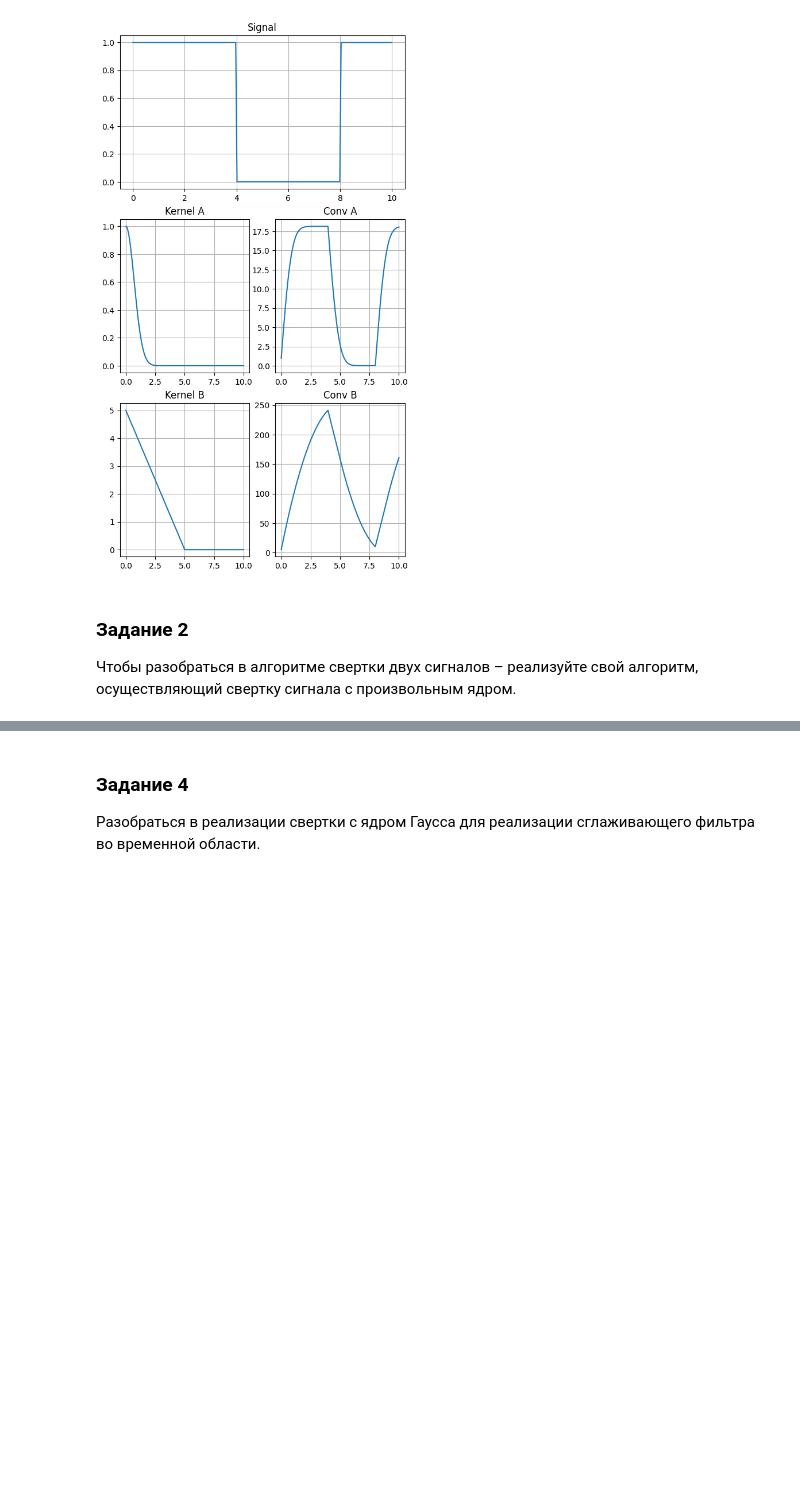
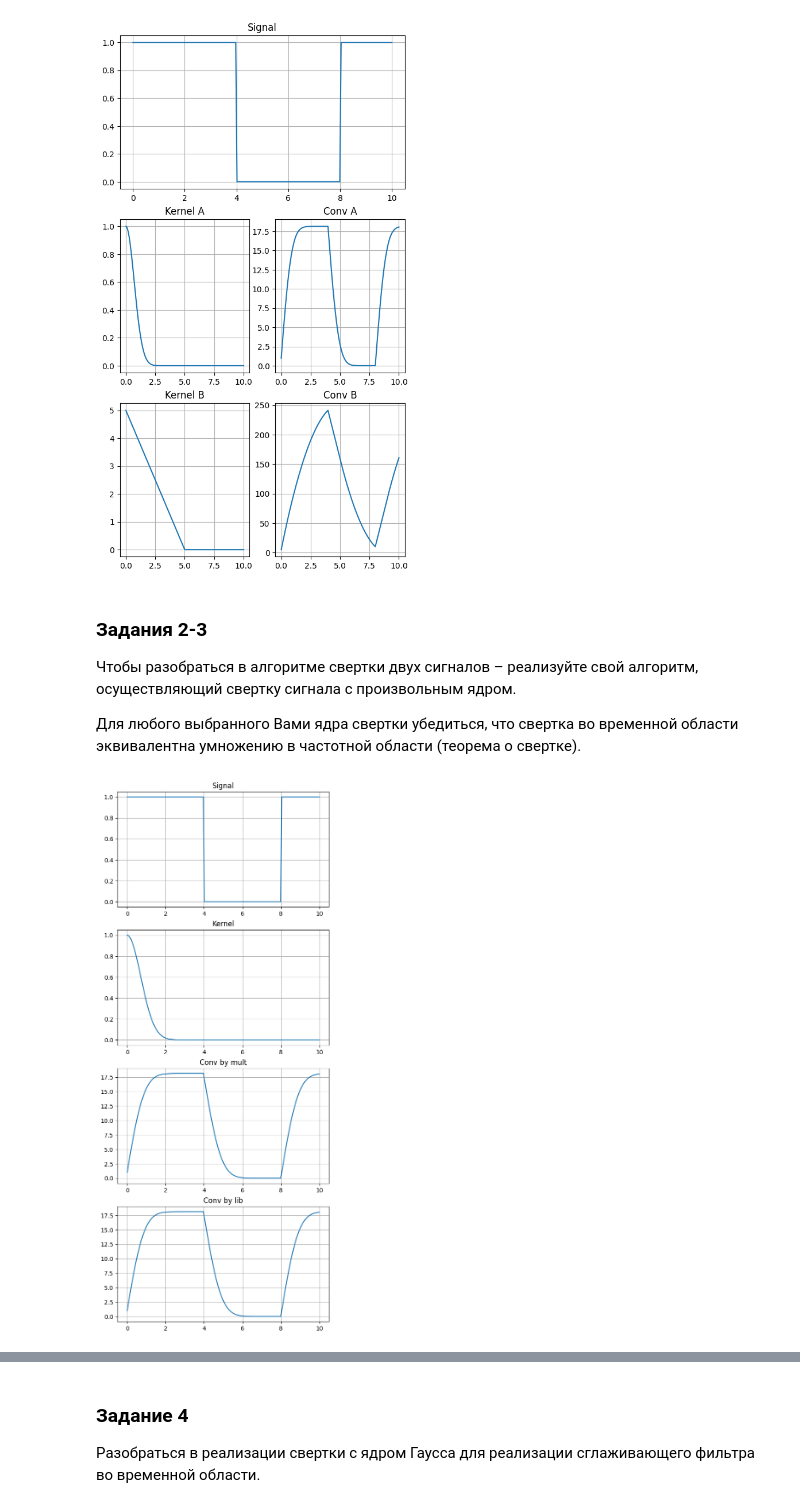
Before and after one commit to laissezfaireisfair/signal-processing, a Jupyter notebook: 06_Lab4/Lab4.ipynb, the cells around one changed output, grey strips where cells are left out. Cells and saved outputs as stored; diff of their text form; code cells hidden in the pictures; blank space fills up the shorter version.

```diff
--- a/06_Lab4/Lab4.ipynb
+++ b/06_Lab4/Lab4.ipynb
@@ -75,12 +76,67 @@ exercise1()
 # %% [output]
 [figure]
 # %% [markdown]
-### Задание 2
+### Задания 2-3
 Чтобы разобраться в алгоритме свертки двух сигналов – реализуйте свой алгоритм,
 осуществляющий свертку сигнала с произвольным ядром.
+
+Для любого выбранного Вами ядра свертки убедиться, что свертка во временной
+области эквивалентна умножению в частотной области (теорема о свертке).
 # %%
 def exercise2() -> None:
-    pass
+    points_count = 200
+    max_frequency = 20
+    period = 1 / max_frequency
+
+    def signal_float(x: float) -> float:
+        return 1 if floor(x / 4) % 2 == 0 else 0
+
+    signal = np.vectorize(signal_float)
+
+    def kernel_a(x: ndarray[dtype]) -> ndarray[dtype]:
+        return np.exp(-x ** 2)
+
+    xs = np.linspace(0, points_count * period, points_count)
+    ys = signal(xs)
+
+    ys_kernel = kernel_a(xs)
+
+    def convolve() -> ndarray[dtype]:
+        ys_len, ys_kernel_len = len(ys), len(ys_kernel)
+        ys_padded = np.append(ys, np.zeros(ys_len - 1))
+        ys_kernel_padded = np.append(ys_kernel, np.zeros(ys_kernel_len - 1))
+        ys_fft = fft(ys_padded)
+        ys_kernel_fft = fft(ys_kernel_padded)
+        ys_conv_fft = ys_fft * ys_kernel_fft
+        return ifft(ys_conv_fft).real[:ys_len]
+
+    ys_conv_by_mult = convolve()
+    ys_conv_by_lib = np.convolve(ys, ys_kernel)
+
+    plt.subplot(411)
+    plt.title('Signal')
+    plt.plot(xs, ys)
+    plt.grid()
+
+    plt.subplot(412)
+    plt.title('Kernel')
+    plt.plot(xs, ys_kernel)
+    plt.grid()
+
+    plt.subplot(413)
+    plt.title('Conv by mult')
+    plt.plot(xs[:points_count], ys_conv_by_mult[:points_count])
+    plt.grid()
+
+    plt.subplot(414)
+    plt.title('Conv by lib')
+    plt.plot(xs[:points_count], ys_conv_by_lib[:points_count])
+    plt.grid()
+
+    plt.subplots_adjust(top=2.7)
+    plt.show()
 
 
 exercise2()
+# %% [output]
+[figure, added]
```
Also changed, not shown: parts of 4 cells of this notebook.
